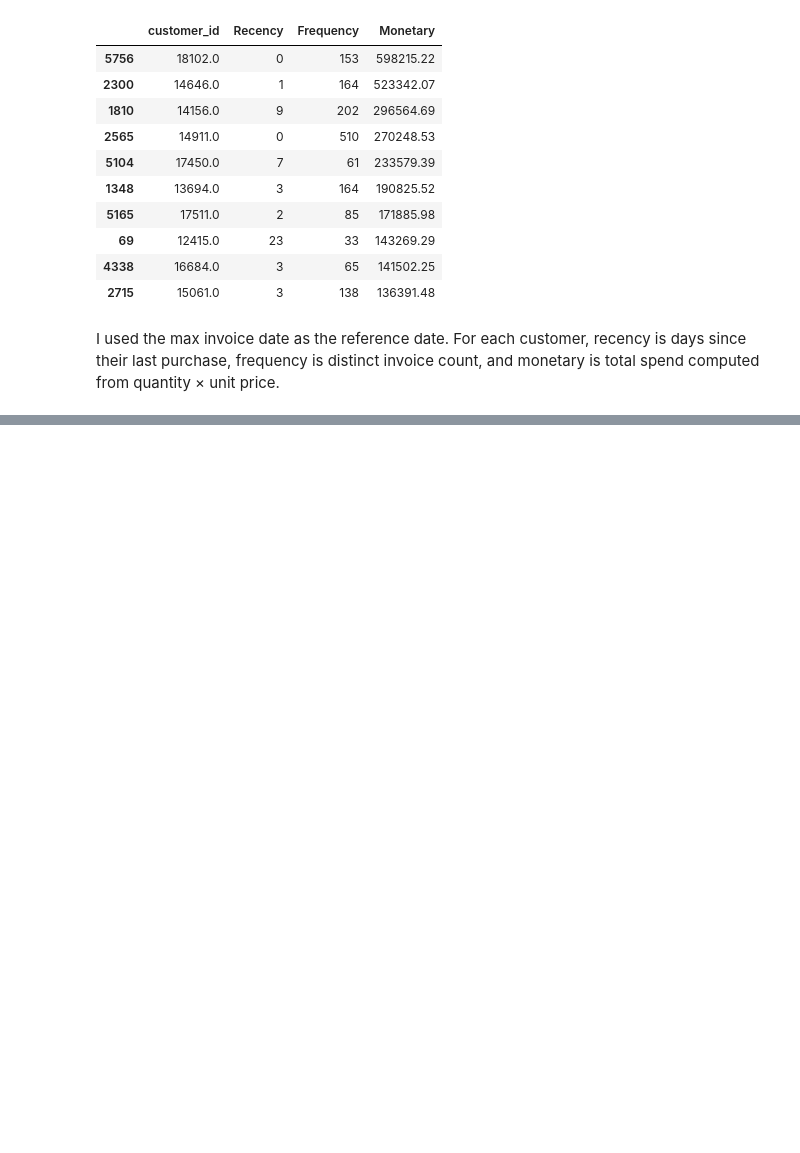
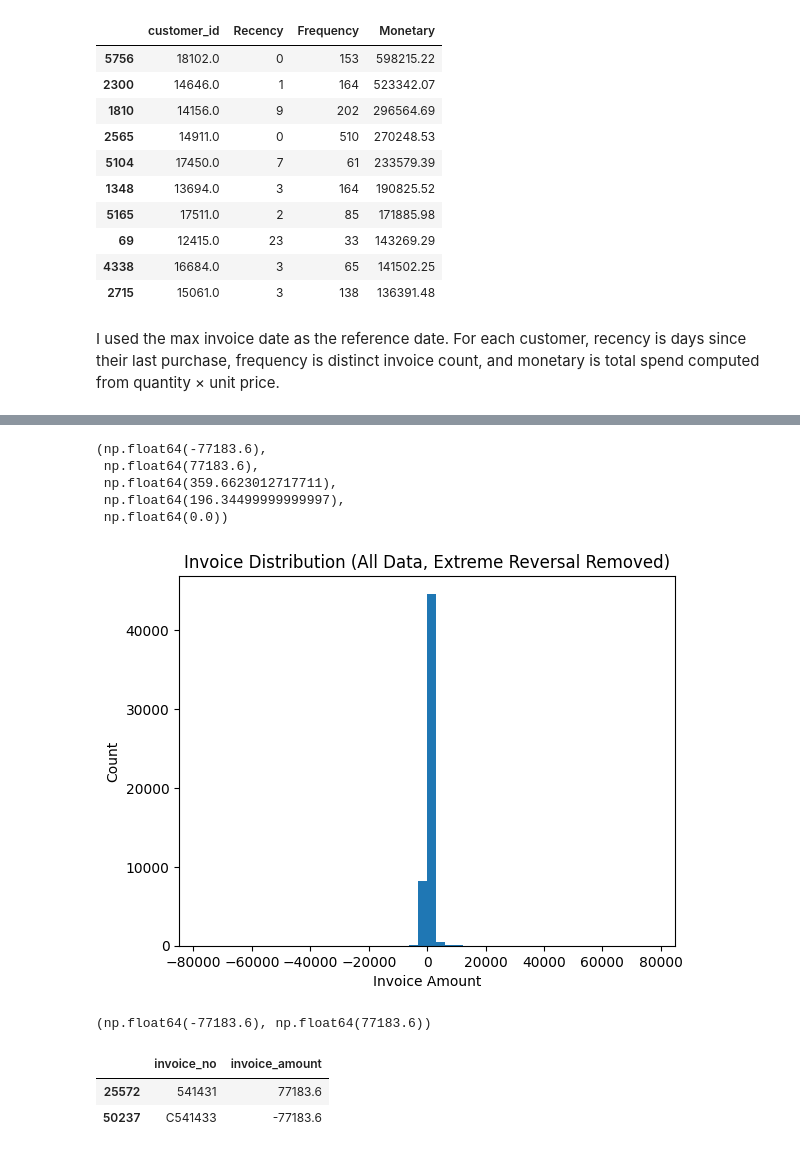
Before and after one commit to jarviscanada/jarvis_data_eng_SridharRaviKumar, a Jupyter notebook: python_data_analytics/analytics/london_giftshop_analysis.ipynb, the cells around one changed output, grey strips where cells are left out. Saved outputs shown, nothing was run; the diff lists cells and outputs as text; code cells hidden in the pictures; blank space fills up the shorter version.

```diff
--- a/python_data_analytics/analytics/london_giftshop_analysis.ipynb
+++ b/python_data_analytics/analytics/london_giftshop_analysis.ipynb
@@ -796,3 +796,7 @@ rfm.sort_values("Monetary", ascending=False).head(10)
 | 2715 | 15061.0 | 3 | 138 | 136391.48 |
 # %% [markdown]
 I used the max invoice date as the reference date. For each customer, recency is days since their last purchase, frequency is distinct invoice count, and monetary is total spend computed from quantity × unit price.
+# %%
+min_val = df["line_total"].min()
+max_val = df["line_total"].max()
+print(f"Min line_total: {min_val}, Max line_total: {max_val}")
@@ -798,0 +819,14 @@ I used the max invoice date as the reference date. For each customer, recency is
+# %%
+#Remove only the extreme pairs
+dist_df = df.copy()
+dist_df = dist_df[
+    ~dist_df["line_total"].isin([min_val, max_val])
+]
+# %%
+#Recalculate invoice totals
+invoice_amount_all = (
+    dist_df.groupby("invoice_no")["line_total"]
+           .sum()
+           .reset_index(name="invoice_amount")
+)
+invoice_amount_all.describe()
@@ -798,0 +843,39 @@ I used the max invoice date as the reference date. For each customer, recency is
+# %%
+min_all = invoice_amount_all["invoice_amount"].min()
+max_all = invoice_amount_all["invoice_amount"].max()
+mean_all = invoice_amount_all["invoice_amount"].mean()
+median_all = invoice_amount_all["invoice_amount"].median()
+mode_all = invoice_amount_all["invoice_amount"].mode()[0]
+
+min_all, max_all, mean_all, median_all, mode_all
+# %% [output]
+(np.float64(-77183.6),
+ np.float64(77183.6),
+ np.float64(359.6623012717711),
+ np.float64(196.34499999999997),
+ np.float64(0.0))
+# %%
+plt.figure()
+plt.hist(invoice_amount_all["invoice_amount"], bins=50)
+plt.xlabel("Invoice Amount")
+plt.ylabel("Count")
+plt.title("Invoice Distribution (All Data, Extreme Reversal Removed)")
+plt.show()
+# %% [output]
+[figure, added]
+# %%
+min_inv = invoice_amount_all["invoice_amount"].min()
+max_inv = invoice_amount_all["invoice_amount"].max()
+
+min_inv, max_inv
+# %% [output]
+(np.float64(-77183.6), np.float64(77183.6))
+# %%
+extreme_invoices = invoice_amount_all[
+    invoice_amount_all["invoice_amount"].isin([min_inv, max_inv])
+]
+extreme_invoices
+# %% [output]
+|  | invoice_no | invoice_amount |
+| 25572 | 541431 | 77183.6 |
+| 50237 | C541433 | -77183.6 |
```
Also changed, not shown: parts of 7 cells of this notebook.
